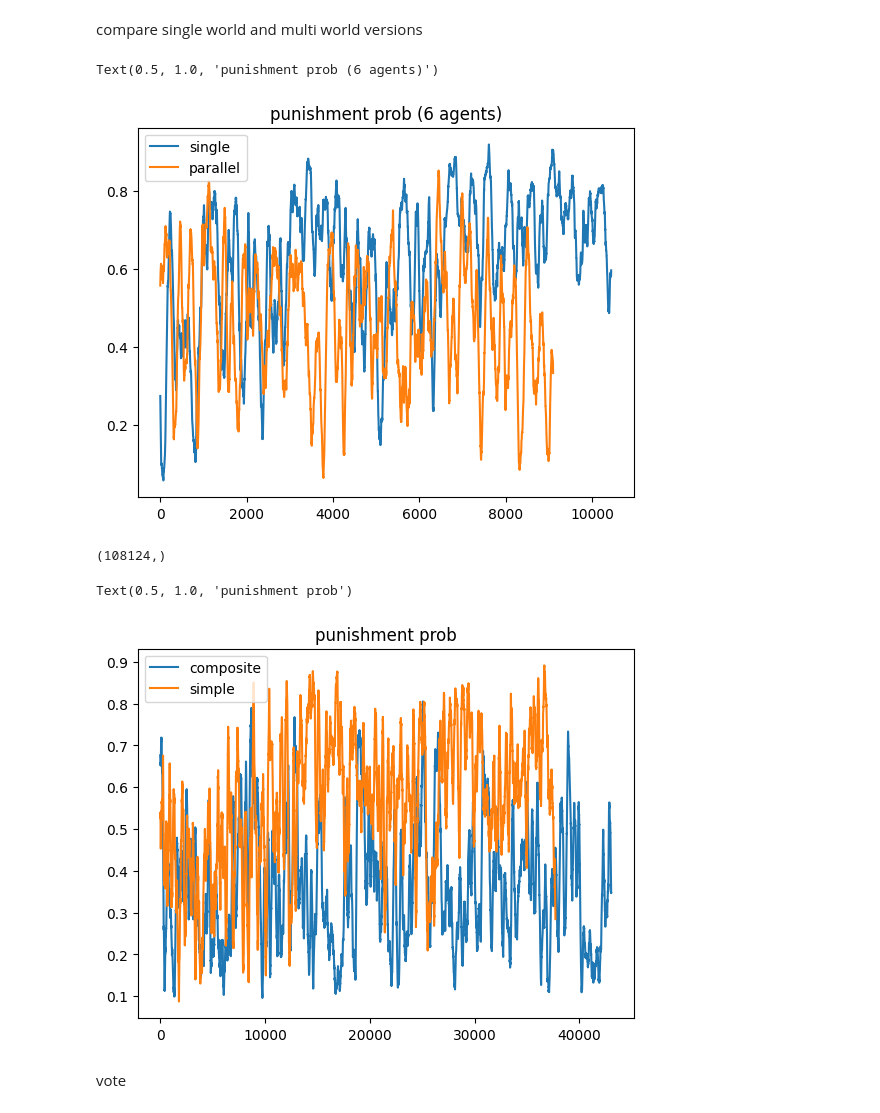
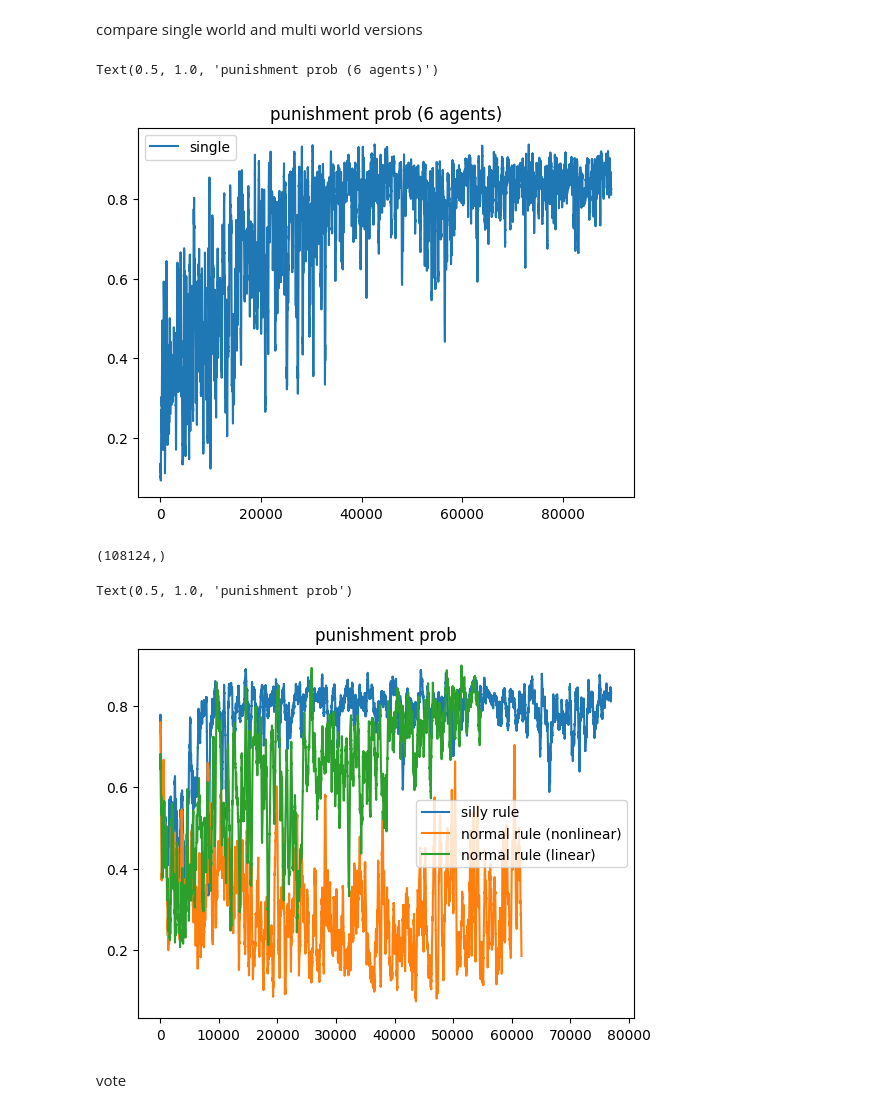
Before and after one commit to social-ai-uoft/sorrel, a Jupyter notebook: examples/state_punishment/analysis/analysis_v2.ipynb, the cells around one changed output. Saved outputs shown, nothing was run; the diff lists cells and outputs as text; code cells hidden in the pictures.

```diff
--- a/examples/state_punishment/analysis/analysis_v2.ipynb
+++ b/examples/state_punishment/analysis/analysis_v2.ipynb
@@ -776,14 +821,15 @@ collective_processed = [[np.array(list(itertools.chain(*agent_condition_data)))
 collective_ = [np.mean(trim_and_calculate_mean(collective_processed[i]), axis=0) for i in range(len(collective_processed))]
 # %%
 labels = ['2 Aagents', '3 Aagents', '6 Aagents']
+labels = ['silly rule', 'normal rule (nonlinear)', 'normal rule (linear)']
 
 
 alpha = 0.2
-wsize = 200
+wsize = 100
 for ixs, d in enumerate(collective_):
     # plt.plot(exponential_moving_average(d, alpha), label=labels[ixs])
     plt.plot(rolling_average(d, wsize), label=labels[ixs])
 plt.legend()
 plt.title('Wall')
-plt.xticks([10000*i for i in range(11)], [f'{i}e+4' for i in range(11)], rotation=30);
+# plt.xticks([10000*i for i in range(11)], [f'{i}e+4' for i in range(11)], rotation=30);
 # %% [output]
@@ -826,9 +873,7 @@ Text(0.5, 1.0, 'punishment prob (3 agents)')
 compare single world and multi world versions
 # %%
 folders = [
-    'test_voting_sixA_noncompositeState_20250217-16021739826296',
-    'test_voting_sixA_20250216-19021739753179',
-    # 'testvote_withseparateTime_boostrap_withEndDone_test6agents_resume_20241219-11121734626833'
+    'test_voting_stacked_views_composite_actions_3agents_v0_resume_20250221-13021740163847'
 ]
 collective = [[] for _ in range(len(folders))]
 for ixs, folder in enumerate(folders):
@@ -853,25 +898,36 @@ plt.legend()
 plt.title('punishment prob (6 agents)')
 # %% [output]
 Text(0.5, 1.0, 'punishment prob (6 agents)')
-[figure, old version]
+[figure, new version]
 # %%
 # combine different checkpoints
 folders_1 = [
-    'testvote_withseparateTime_boostrap_withEndDone_test2agents_20241219-11121734627418',
-    'testvote_withseparateTime_boostrap_withEndDone_test3agents_20241209-21121733796887',
-    'testvote_withseparateTime_boostrap_withEndDone_test6agents_20241211-09121733926918',
+    'test_study1__dynamic_stacked_view_simple_actions_3agents_respawn_0.04_v0_20250301-17031740866784',
+    'test_study1__fixed_only_taboo_stacked_view_simple_actions_3agents_respawn_0.04_v0_20250302-17031740953710',
+    'test_study1__nondynamic_stacked_view_simple_actions_3agents_respawn_0.04_v0_20250228-11021740761664'
 ]
+folders_2 = [
+    'test_study1__dynamic_stacked_view_simple_actions_3agents_respawn_0.04_v0_s2_20250304-11031741106683'
+    '',
+    ''
+]
+# folders_1 = [
+#     'test_voting_single_view_simple_actions_3agents_v0_20250219-16021740001974',
+#     'test_voting_single_view_composite_actions_3agents_v0_20250219-16021740001897',
+#     'test_voting_stacked_views_simple_actions_3agents_v0_20250219-15021739996204',
+#     'test_voting_stacked_views_composite_actions_3agents_v0_20250219-16021739998907'
+# ]
 
-folders_2 = [
-    '',
-    '',
-    'testvote_withseparateTime_boostrap_withEndDone_test6agents_resume_20241219-11121734626833'
-]
-
+# folders_2 = [
+#     '',
+#     'test_voting_single_view_composite_actions_3agents_v0_resume_20250221-13021740163849',
+#     '',
+#     'test_voting_stacked_views_composite_actions_3agents_v0_resume_20250221-13021740163847'
+# ]
 folders_all = [folders_1, folders_2]
 
 entity_name = 'state_punishment_level_avg'
-agents_num = [1,1,1] # specify the number of agents in each condition
+agents_num = [3,3,3,3] # specify the number of agents in each condition
 collective = [[] for folder_ixs in range(len(folders_1))]
 
 
@@ -902,18 +958,19 @@ collective_processed[2].shape
 (108124,)
 # %%
 labels = ['composite', 'simple']
-
+labels = ['single_view & simple_actions', 'single_view & compound_actions', 'stacked_views & simple_actions', 'stacked_views & compound_actions']
+labels = ['silly rule', 'normal rule (nonlinear)', 'normal rule (linear)']
 
 alpha = 0.2
-wsize = 200
+wsize = 300
 for ixs, d in enumerate(collective_):
     # plt.plot(exponential_moving_average(d, alpha), label=labels[ixs])
     plt.plot(rolling_average(d, wsize), label=labels[ixs])
 plt.legend()
 plt.title('punishment prob')
 # %% [output]
 Text(0.5, 1.0, 'punishment prob')
-[figure, old version]
+[figure, new version]
 # %% [markdown]
 vote
 # %%
```
Also changed, not shown: parts of 19 cells of this notebook, 8 other files.
